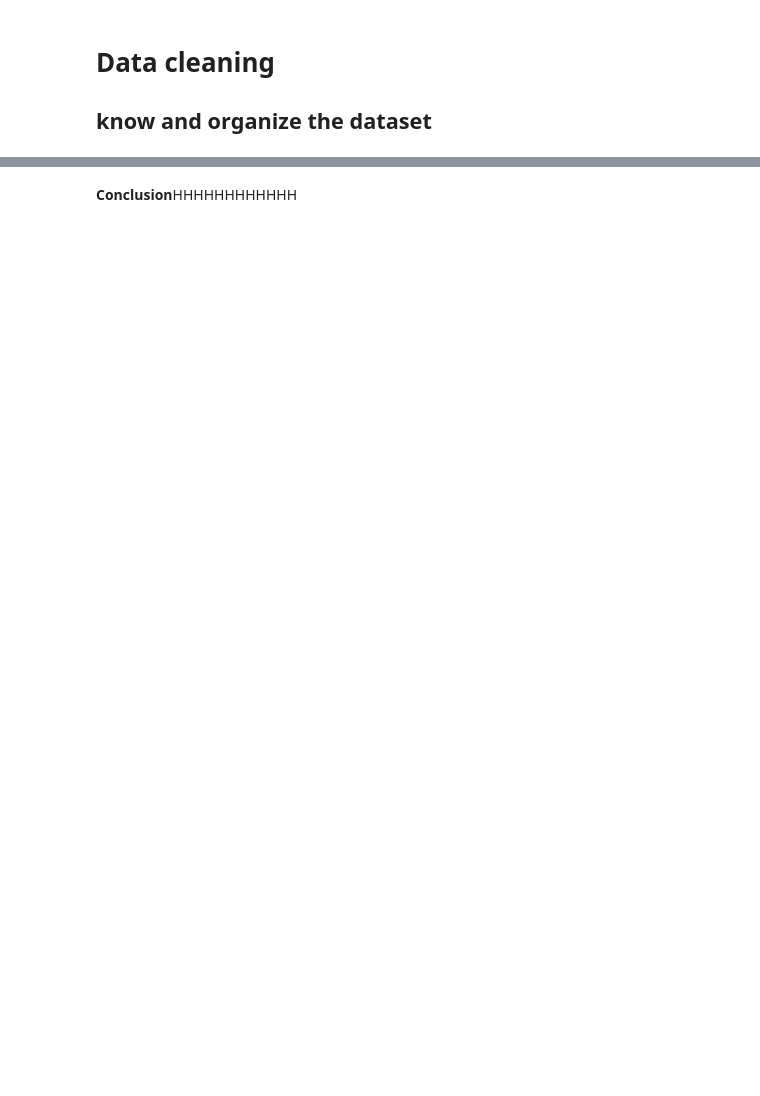
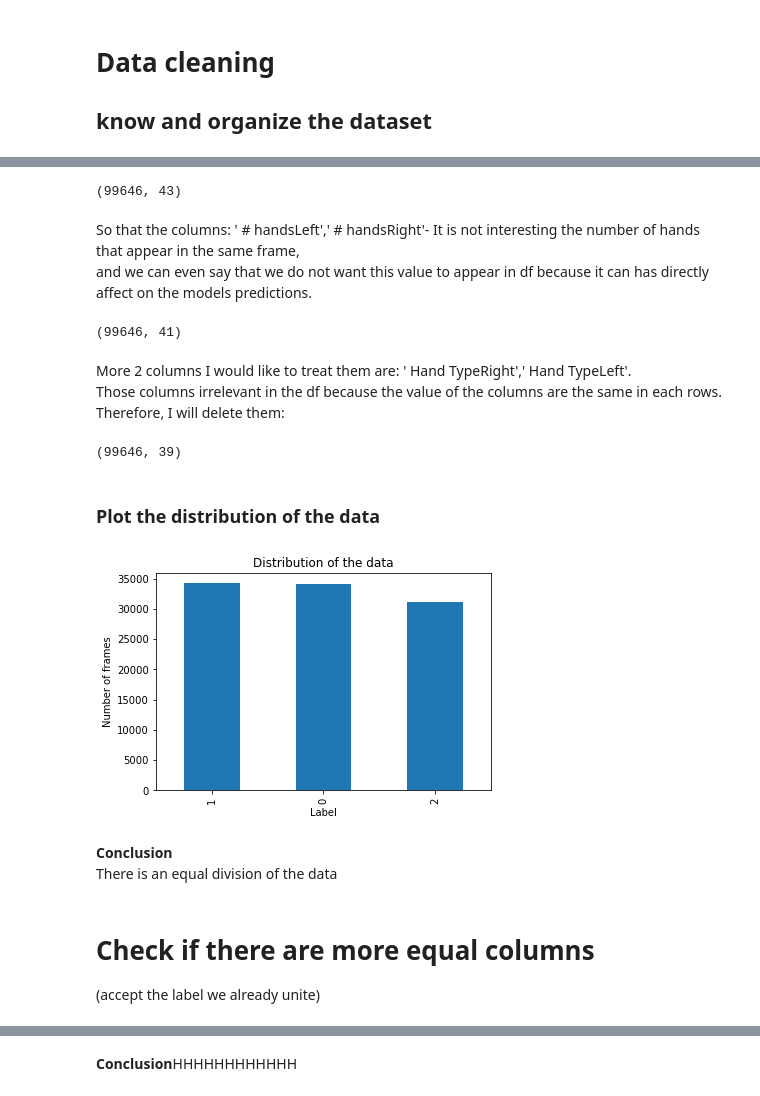
Before and after one commit to yuvalTrip/Final-Project-First-Year-Semester-B, a Jupyter notebook: Pandas- Classification work-Hands Positions.ipynb, the cells around one changed output, grey strips where cells are left out. Drawn from its saved outputs; the diff is of its cells as text; code cells hidden in the pictures; blank space fills up the shorter version.

Commit message:
Continue preprocessing
Continue the preprocessing of the data,
also start to write part of the ensemble learning models.

```diff
--- a/Pandas- Classification work-Hands Positions.ipynb
+++ b/Pandas- Classification work-Hands Positions.ipynb
@@ -654,0 +835,3 @@ dfGeneral.describe()
+# %%
+#change the name of the column :HandPosition_LabelRight
+FinalDfHands = FinalDfHands.rename(columns={'HandPosition_LabelRight': 'Label'})
@@ -654,0 +842,42 @@ dfGeneral.describe()
+# %%
+FinalDfHands=FinalDfHands.drop([' Frame IDLeft',' Frame IDRight'],axis=1)
+#check the shape of the df
+FinalDfHands.shape
+# %% [output]
+(99646, 43)
+# %% [markdown]
+So that the columns: ' # handsLeft',' # handsRight'- It is not interesting the number of hands that appear in the same frame,<br>
+    and we can even say that we do not want this value to appear in df because it can has directly affect on the models predictions.
+# %%
+FinalDfHands=FinalDfHands.drop([' # handsLeft',' # handsRight'],axis=1)
+#check the shape of the df
+FinalDfHands.shape
+# %% [output]
+(99646, 41)
+# %% [markdown]
+More 2 columns I would like to treat them are:  ' Hand TypeRight',' Hand TypeLeft'.<br>
+Those columns irrelevant in the df because the value of the columns are the same in each rows.
+Therefore, I will delete them:
+# %%
+FinalDfHands=FinalDfHands.drop([' Hand TypeRight',' Hand TypeLeft'],axis=1)
+#check the shape of the df
+FinalDfHands.shape
+# %% [output]
+(99646, 39)
+# %% [markdown]
+### Plot the distribution of the data
+# %%
+FinalDfHands['Label'].value_counts().plot.bar()
+plt.title('Distribution of the data')
+plt.xlabel('Label')
+plt.ylabel('Number of frames')
+plt.show()
+# %% [output]
+[figure, added]
+# %% [markdown]
+**Conclusion**<br>
+There is an equal division of the data
+# %% [markdown]
+# Check if there are more equal columns
+
+(accept the label we already unite)
```
Also changed, not shown: parts of 221 cells of this notebook.
